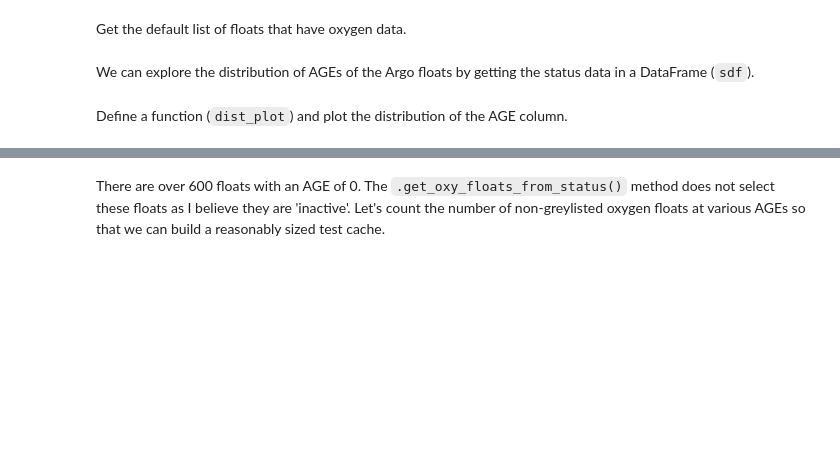
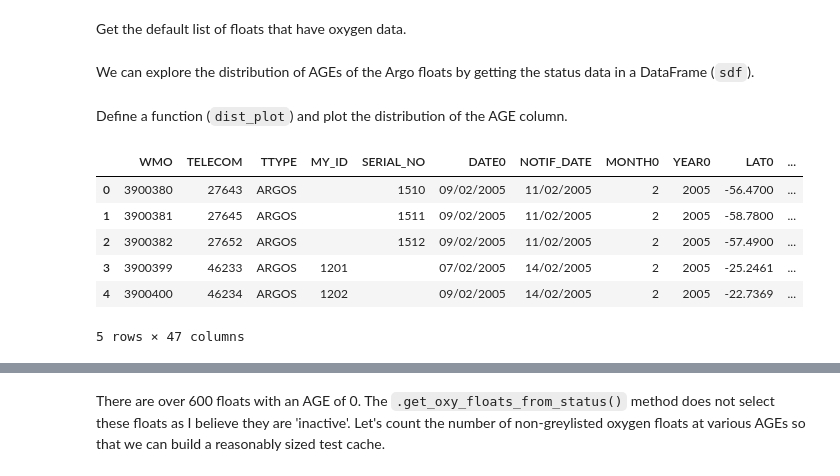
Before and after one commit to biofloat/biofloat, a Jupyter notebook: notebooks/explore_cached_biofloat_data.ipynb, the cells around one changed output, grey strips where cells are left out. Saved outputs shown, nothing was run; the diff lists cells and outputs as text; code cells hidden in the pictures; blank space fills up the shorter version.

```diff
--- a/notebooks/explore_cached_biofloat_data.ipynb
+++ b/notebooks/explore_cached_biofloat_data.ipynb
@@ -19,5 +19,15 @@ sdf = ad._get_df(ad._STATUS)
 # %% [markdown]
 Define a function (`dist_plot`) and plot the distribution of the AGE column.
+# %%
+sdf.head()
+# %% [output]
+|  | WMO | TELECOM | TTYPE | MY_ID | SERIAL_NO | DATE0 | NOTIF_DATE | MONTH0 | YEAR0 | LAT0 | ... |
+| 0 | 3900380 | 27643 | ARGOS |  | 1510 | 09/02/2005 | 11/02/2005 | 2 | 2005 | -56.4700 | ... |
+| 1 | 3900381 | 27645 | ARGOS |  | 1511 | 09/02/2005 | 11/02/2005 | 2 | 2005 | -58.7800 | ... |
+| 2 | 3900382 | 27652 | ARGOS |  | 1512 | 09/02/2005 | 11/02/2005 | 2 | 2005 | -57.4900 | ... |
+| 3 | 3900399 | 46233 | ARGOS | 1201 |  | 07/02/2005 | 14/02/2005 | 2 | 2005 | -25.2461 | ... |
+| 4 | 3900400 | 46234 | ARGOS | 1202 |  | 09/02/2005 | 14/02/2005 | 2 | 2005 | -22.7369 | ... |
+5 rows × 47 columns
 # %%
 %pylab inline
 def dist_plot(df, title):
```
Also changed, not shown: parts of 6 cells of this notebook, 1 other file.
